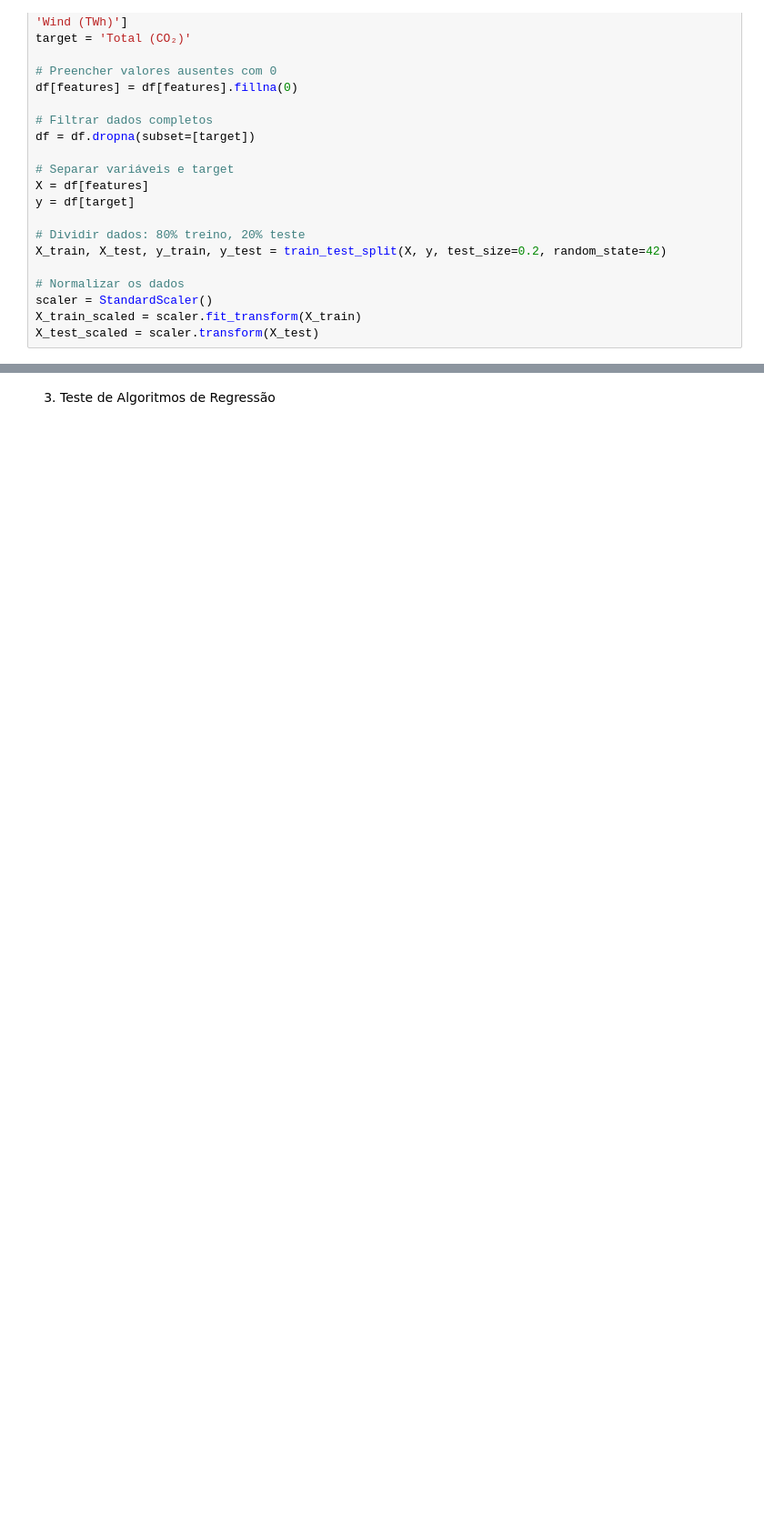
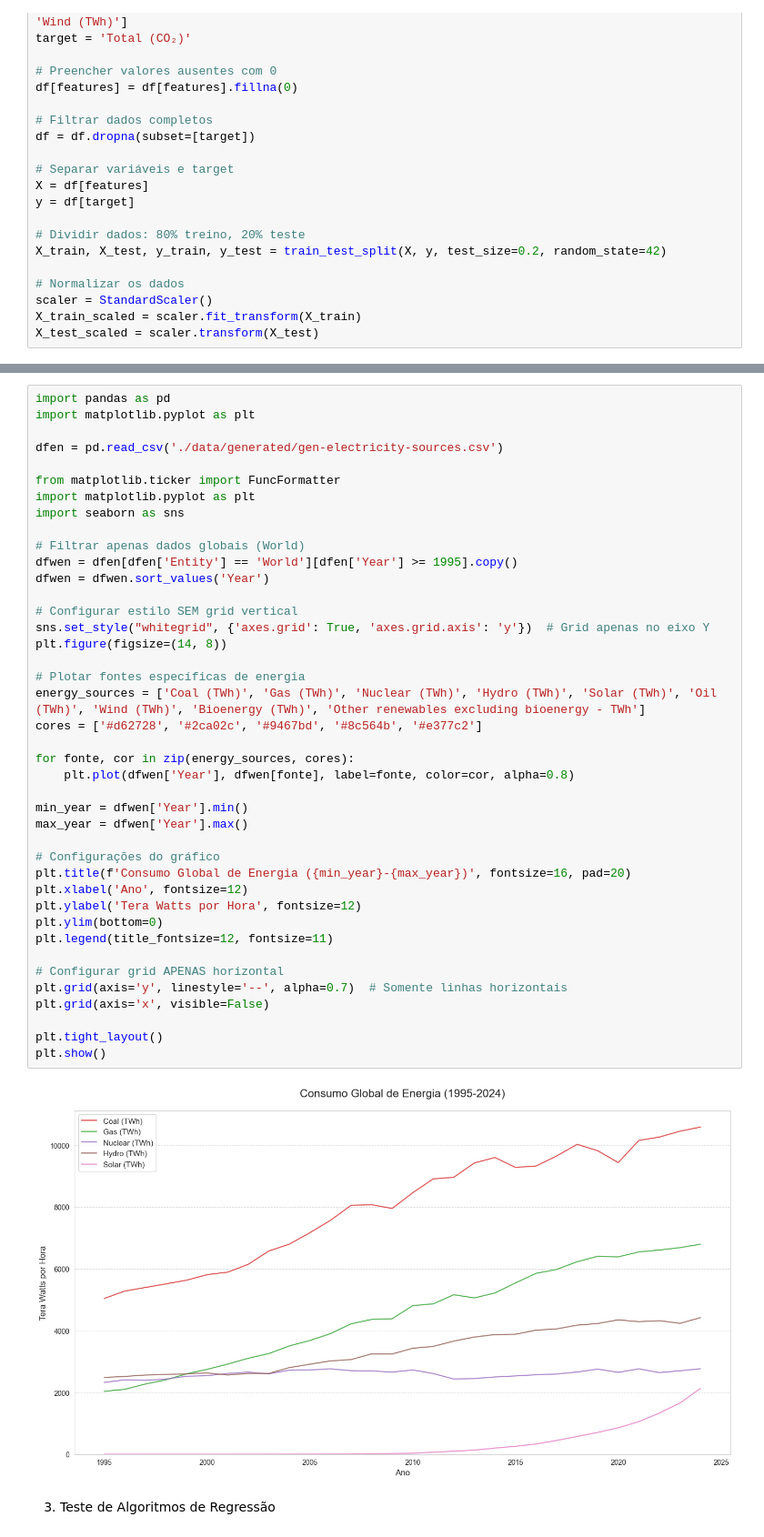
Before and after one commit to LucasAndrin/FinalProject-DC, a Jupyter notebook: final.ipynb, the cells around one changed output, grey strips where cells are left out. Shown at 91% size. Saved outputs shown, nothing was run; the diff lists cells and outputs as text; blank space fills up the shorter version.

```diff
--- a/final.ipynb
+++ b/final.ipynb
@@ -33,3 +110,46 @@ X_test_scaled = scaler.transform(X_test)
+# %%
+import pandas as pd
+import matplotlib.pyplot as plt
+
+dfen = pd.read_csv('./data/generated/gen-electricity-sources.csv')
+
+from matplotlib.ticker import FuncFormatter
+import matplotlib.pyplot as plt
+import seaborn as sns
+
+# Filtrar apenas dados globais (World)
+dfwen = dfen[dfen['Entity'] == 'World'][dfen['Year'] >= 1995].copy()
+dfwen = dfwen.sort_values('Year')
+
+# Configurar estilo SEM grid vertical
+sns.set_style("whitegrid", {'axes.grid': True, 'axes.grid.axis': 'y'})  # Grid apenas no eixo Y
+plt.figure(figsize=(14, 8))
+
+# Plotar fontes específicas de energia
+energy_sources = ['Coal (TWh)', 'Gas (TWh)', 'Nuclear (TWh)', 'Hydro (TWh)', 'Solar (TWh)', 'Oil (TWh)', 'Wind (TWh)', 'Bioenergy (TWh)', 'Other renewables excluding bioenergy - TWh']
+cores = ['#d62728', '#2ca02c', '#9467bd', '#8c564b', '#e377c2']
+
+for fonte, cor in zip(energy_sources, cores):
+    plt.plot(dfwen['Year'], dfwen[fonte], label=fonte, color=cor, alpha=0.8)
+
+min_year = dfwen['Year'].min()
+max_year = dfwen['Year'].max()
+
+# Configurações do gráfico
+plt.title(f'Consumo Global de Energia ({min_year}-{max_year})', fontsize=16, pad=20)
+plt.xlabel('Ano', fontsize=12)
+plt.ylabel('Tera Watts por Hora', fontsize=12)
+plt.ylim(bottom=0)
+plt.legend(title_fontsize=12, fontsize=11)
+
+# Configurar grid APENAS horizontal
+plt.grid(axis='y', linestyle='--', alpha=0.7)  # Somente linhas horizontais
+plt.grid(axis='x', visible=False)
+
+plt.tight_layout()
+plt.show()
+# %% [output]
+[figure, added]
 # %% [markdown]
 3. Teste de Algoritmos de Regressão
 # %%
```
Also changed, not shown: parts of 7 cells of this notebook, 10 other files.
